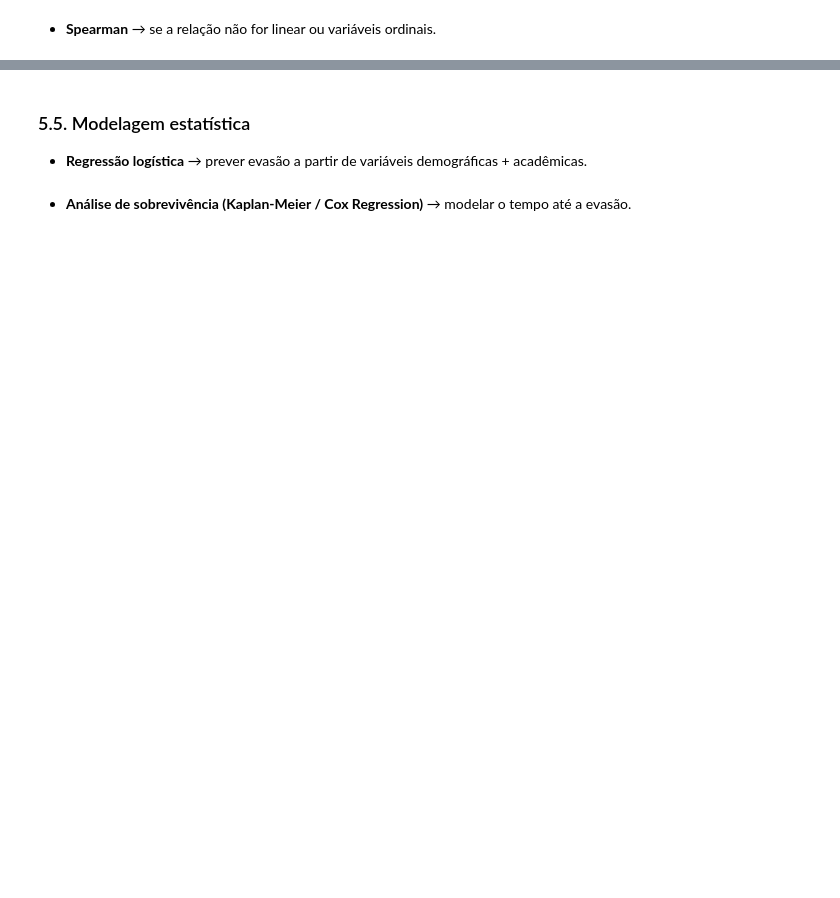
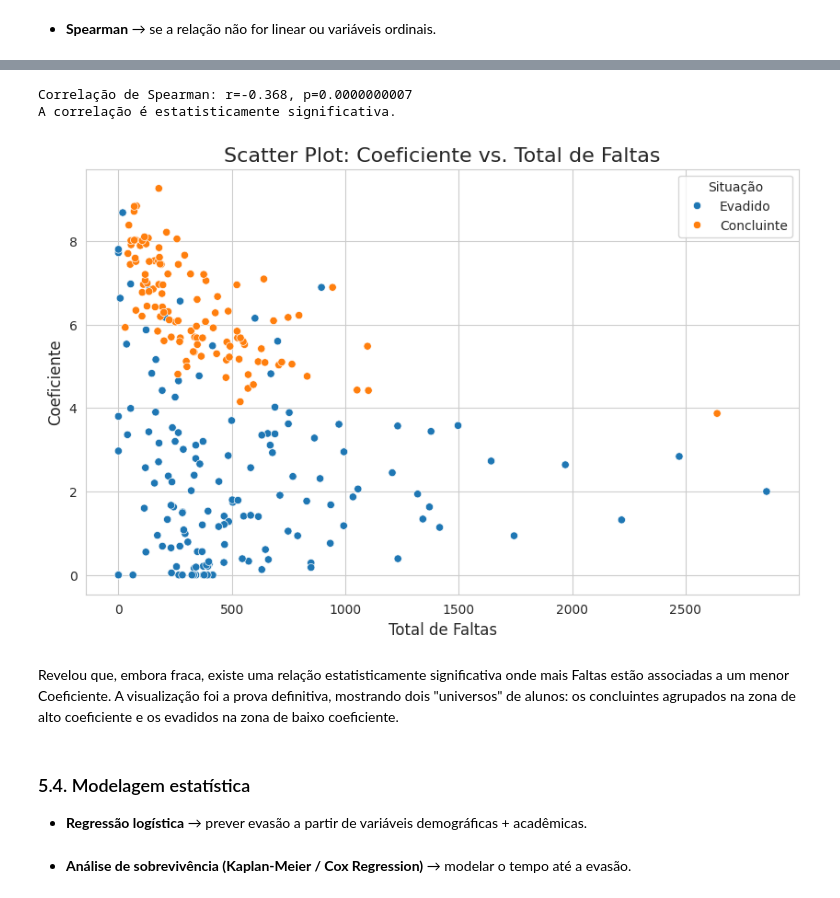
Before and after one commit to annabzsantos/An-lisePefilAcad-mico, a Jupyter notebook: Analise_pefilAcademico.ipynb, the cells around one changed output, grey strips where cells are left out. Drawn from its saved outputs; the diff is of its cells as text; code cells hidden in the pictures; blank space fills up the shorter version.

```diff
--- a/Analise_pefilAcademico.ipynb
+++ b/Analise_pefilAcademico.ipynb
@@ -168,6 +301,32 @@ Valores duplicados no dataset historicoEscolar: 0
+# %%
+dados_validos = alunos_merged[['Coeficiente', 'Total_Faltas']].dropna()
+spearman_corr, spearman_p = stats.spearmanr(dados_validos['Coeficiente'], dados_validos['Total_Faltas'])
+print(f"Correlação de Spearman: r={spearman_corr:.3f}, p={spearman_p:.10f}")
+
+# Interpretação com base no valor de p
+if spearman_p < 0.05:
+    print("A correlação é estatisticamente significativa.")
+else:
+    print("A correlação não é estatisticamente significativa.")
+# %% [output]
+Correlação de Spearman: r=-0.368, p=0.0000000007
+A correlação é estatisticamente significativa.
+# %%
+plt.figure(figsize=(10, 6))
+sns.scatterplot(data=alunos_merged, x='Total_Faltas', y='Coeficiente', hue='SituacaoEvasao')
+plt.title('Scatter Plot: Coeficiente vs. Total de Faltas', fontsize=16)
+plt.xlabel('Total de Faltas', fontsize=12)
+plt.ylabel('Coeficiente', fontsize=12)
+plt.legend(title='Situação')
+plt.grid(True)
+plt.show()
+# %% [output]
+[figure, added]
+# %% [markdown]
+Revelou que, embora fraca, existe uma relação estatisticamente significativa onde mais Faltas estão associadas a um menor Coeficiente. A visualização foi a prova definitiva, mostrando dois "universos" de alunos: os concluintes agrupados na zona de alto coeficiente e os evadidos na zona de baixo coeficiente.
 # %% [markdown]
 <a id='model'></a>
-### 5.5. Modelagem estatística
+### 5.4. Modelagem estatística
 - **Regressão logística** → prever evasão a partir de variáveis demográficas + acadêmicas.
 # %% [markdown]
 - **Análise de sobrevivência (Kaplan-Meier / Cox Regression)** → modelar o tempo até a evasão.
```
Also changed, not shown: parts of 14 cells of this notebook.
